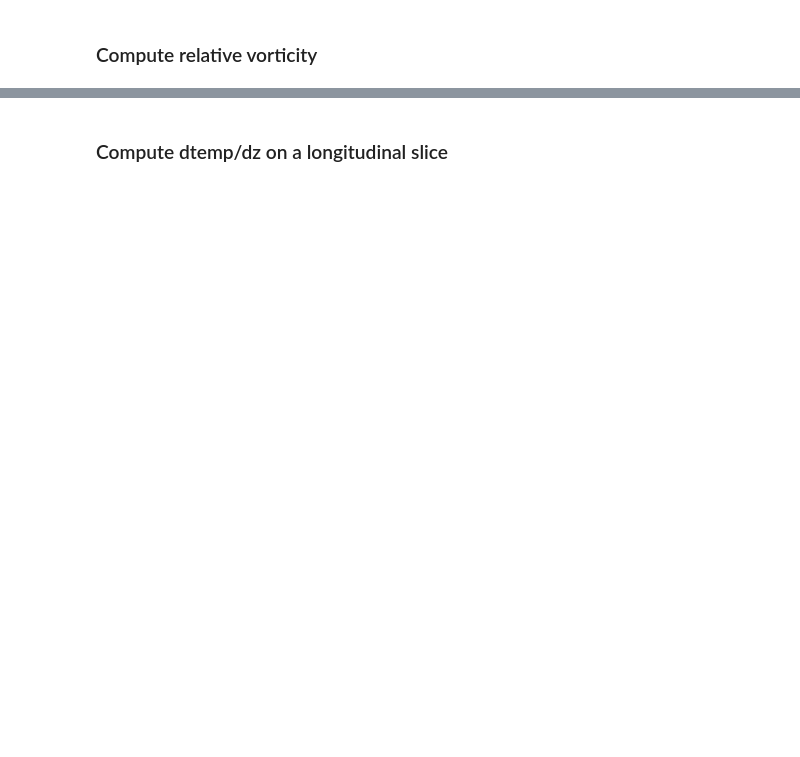
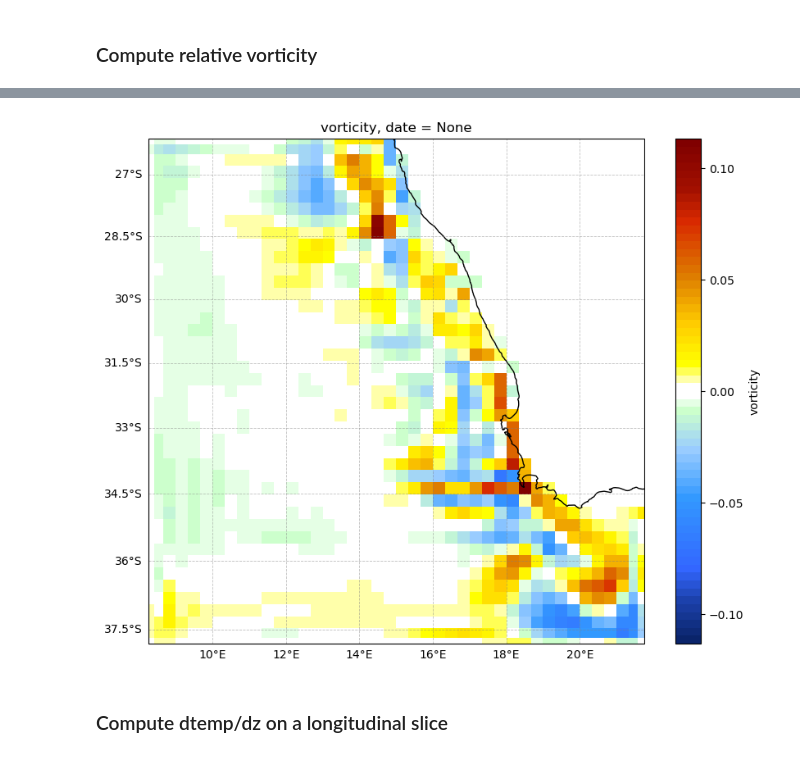
Before and after one commit to alcoat/croco_pytools, a Jupyter notebook: xcroco/tuto_xcroco.ipynb, the cells around one changed output, grey strips where cells are left out. Drawn from its saved outputs; the diff is of its cells as text; code cells hidden in the pictures; blank space fills up the shorter version.

```diff
--- a/xcroco/tuto_xcroco.ipynb
+++ b/xcroco/tuto_xcroco.ipynb
@@ -243,4 +343,5 @@ aslice= ds1.angle
 relvort = dg.relative_vorticity_z(croco, ds=ds1, xgrid=grid, u=urot, v=vrot)
 # plot the relative vorticity
 kwargs = {'vmin': -1, 'vmax': 1, 'extend':'both'}
-cplt.plotfig(relvort, **kwargs)
+cplt.plotfig(relvort) #, **kwargs)
+# %% [output]
@@ -247,3 +351,4 @@ cplt.plotfig(relvort, **kwargs)
+[figure, added]
 # %% [markdown]
 ### Compute dtemp/dz on a longitudinal slice
 # %%
```
Also changed, not shown: parts of 15 cells of this notebook, 4 other files.
